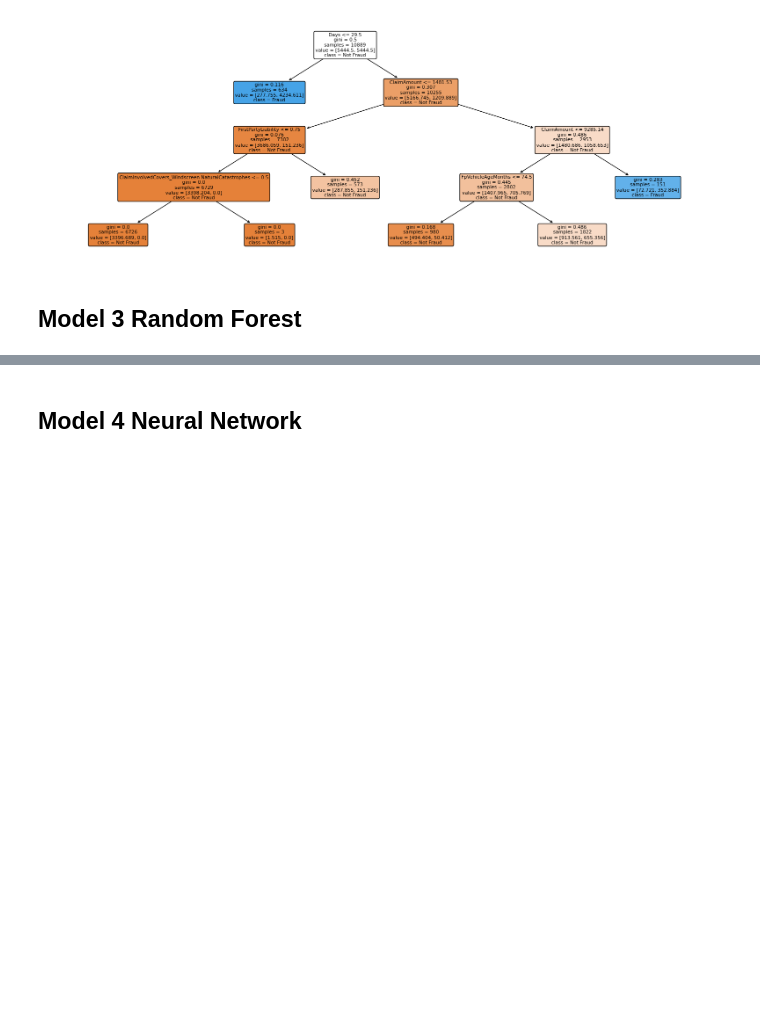
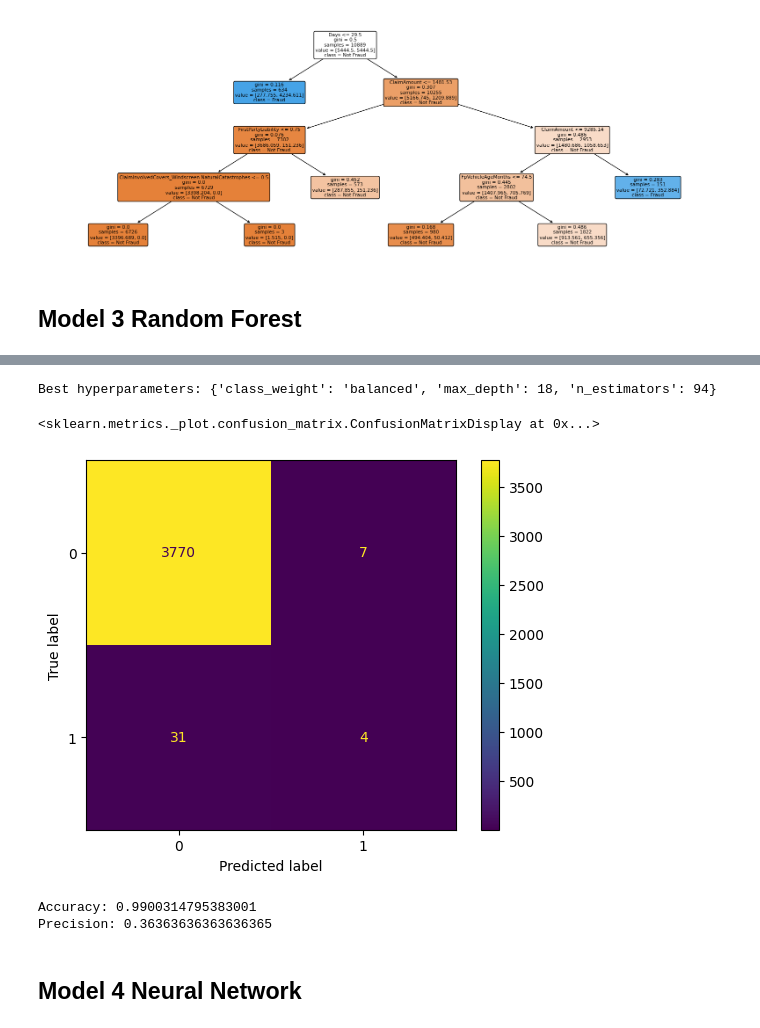
Before and after one commit to jill-data/DL-Insurance-Fraud-Detection, a Jupyter notebook: DT RF models.ipynb, the cells around one changed output, grey strips where cells are left out. Cells and saved outputs as stored; diff of their text form; code cells hidden in the pictures; blank space fills up the shorter version.

```diff
--- a/DT 2nd model.ipynb
+++ b/DT RF models.ipynb
@@ -476,5 +483,6 @@ train_date = df_insurance_claims_clean.drop(columns = ["Fraud"])
 # %%
-X = train_date
-y = test_data
+rf_X = train_date
+rf_y = test_data
 # %%
-X_train, X_test, y_train, y_test = train_test_split(X, y, test_size=0.35, random_state=120)
+# Train test split
+rf_X_train, rf_X_test, rf_y_train, rf_y_test = train_test_split(X, y, test_size=0.35, random_state=120)
@@ -502,0 +489,20 @@ Decision_Tree_h
+# %%
+# Define parameters
+parameters = {
+            'n_estimators': randint(50,200),
+            'max_depth': randint(1,20),
+            'class_weight': ['balanced', 'balanced_subsample'],
+}
+
+# Create a random forest classifier
+rf = RandomForestClassifier()
+
+# Use random search to find the best hyperparameters
+rand_search = RandomizedSearchCV(rf,
+                                 param_distributions = parameters,
+                                 n_iter=5,
+                                 cv=5,
+                                 random_state=120)
+
+# Fit the random search object to the data
+rand_search.fit(rf_X_train, rf_y_train)
@@ -503,3 +516,32 @@ Decision_Tree_h
+# %%
+# Create a variable for the best model
+best_rf = rand_search.best_estimator_
+
+# Print the best hyperparameters
+print('Best hyperparameters:',  rand_search.best_params_)
+# %% [output]
+Best hyperparameters: {'class_weight': 'balanced', 'max_depth': 18, 'n_estimators': 94}
+# %%
+# Generate predictions with the best model
+rf_y_pred = best_rf.predict(X_test)
+
+# Create the confusion matrix
+cm = confusion_matrix(y_test, rf_y_pred)
+
+ConfusionMatrixDisplay(confusion_matrix=cm).plot()
+# %% [output]
+<sklearn.metrics._plot.confusion_matrix.ConfusionMatrixDisplay at 0x...>
+[figure, added]
+# %%
+accuracy = accuracy_score(rf_y_test, rf_y_pred)
+precision = precision_score(rf_y_test, rf_y_pred)
+
+
+print("Accuracy:", accuracy)
+print("Precision:", precision)
+# %% [output]
+Accuracy: 0.9900314795383001
+Precision: 0.36363636363636365
 # %% [markdown]
 ## Model 4 Neural Network
 # %%
```
Also changed, not shown: parts of 12 cells of this notebook.
